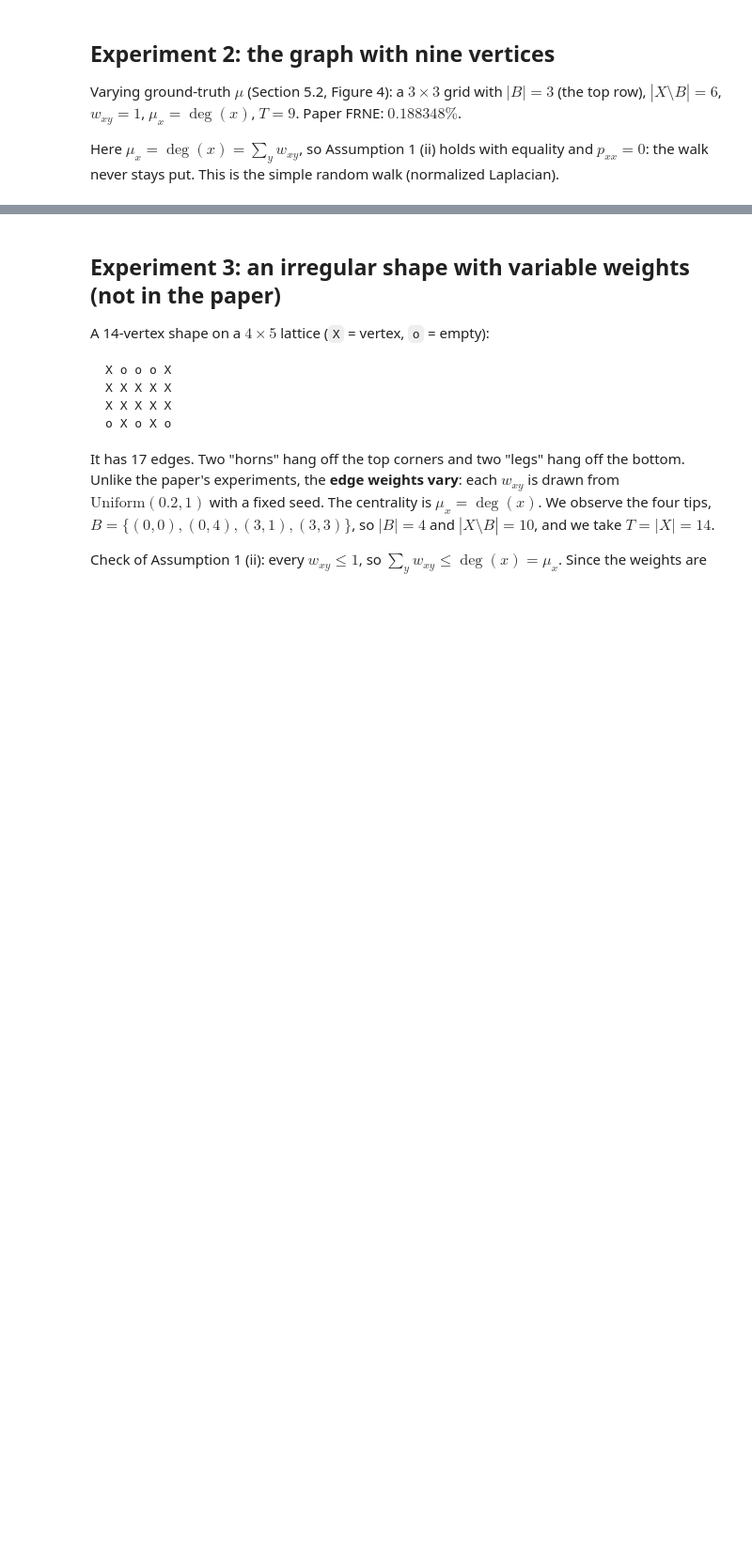
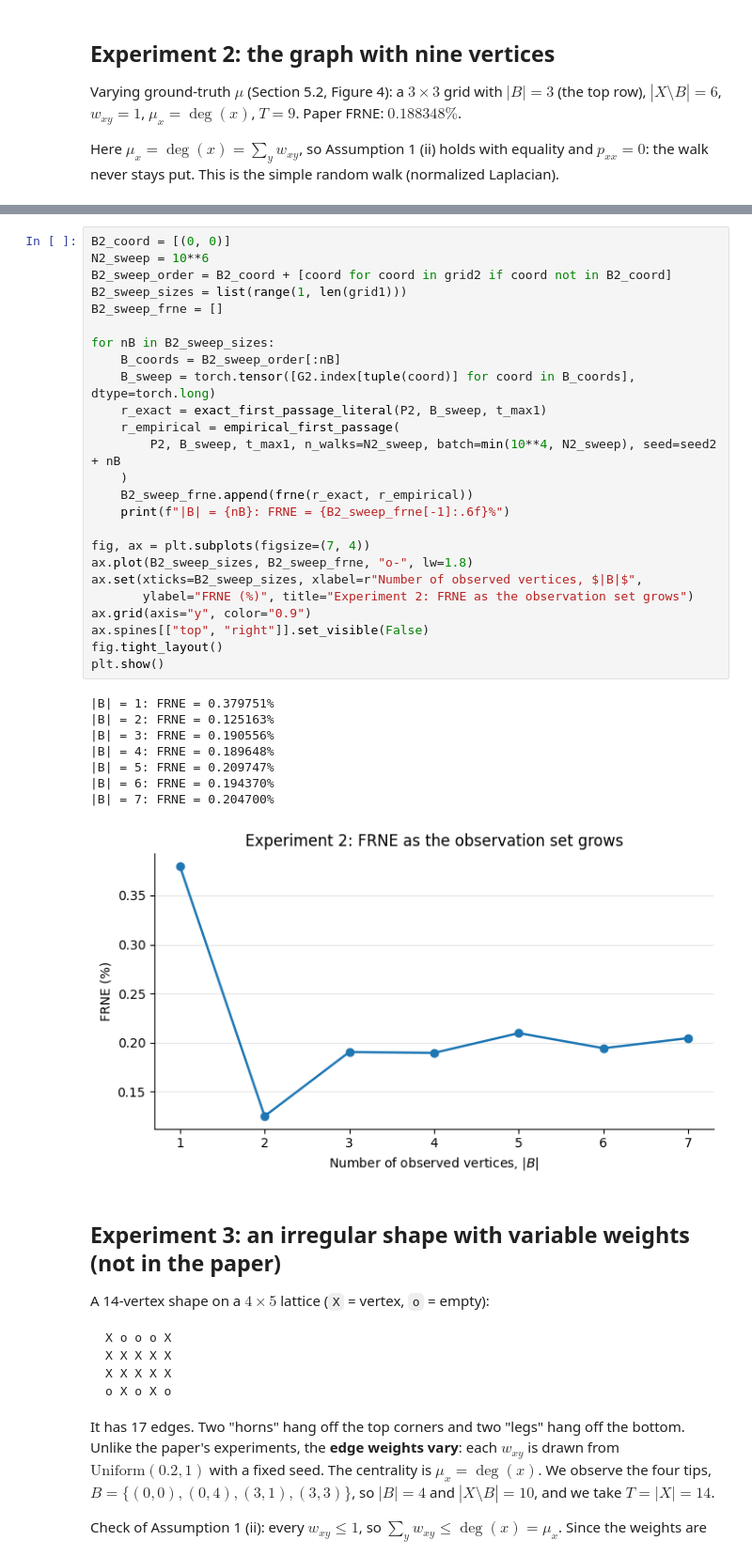
Before and after one commit to uw-math-ai/ai-inverse-lab, a Jupyter notebook: Data Simulation (Varying B, T) - Annie/Data Simulation (Annie).ipynb, the cells around one changed output, grey strips where cells are left out. Shown at 94% size. Cells and saved outputs as stored; diff of their text form; blank space fills up the shorter version.

```diff
--- a/Data Simulation (Varying B, T) - Annie/Data Simulation (Annie).ipynb
+++ b/Data Simulation (Varying B, T) - Annie/Data Simulation (Annie).ipynb
@@ -501,3 +169,37 @@ plt.show()
+# %%
+B2_coord = [(0, 0)]
+N2_sweep = 10**6
+B2_sweep_order = B2_coord + [coord for coord in grid2 if coord not in B2_coord]
+B2_sweep_sizes = list(range(1, len(grid1)))
+B2_sweep_frne = []
+
+for nB in B2_sweep_sizes:
+    B_coords = B2_sweep_order[:nB]
+    B_sweep = torch.tensor([G2.index[tuple(coord)] for coord in B_coords], dtype=torch.long)
+    r_exact = exact_first_passage_literal(P2, B_sweep, t_max1)
+    r_empirical = empirical_first_passage(
+        P2, B_sweep, t_max1, n_walks=N2_sweep, batch=min(10**4, N2_sweep), seed=seed2 + nB
+    )
+    B2_sweep_frne.append(frne(r_exact, r_empirical))
+    print(f"|B| = {nB}: FRNE = {B2_sweep_frne[-1]:.6f}%")
+
+fig, ax = plt.subplots(figsize=(7, 4))
+ax.plot(B2_sweep_sizes, B2_sweep_frne, "o-", lw=1.8)
+ax.set(xticks=B2_sweep_sizes, xlabel=r"Number of observed vertices, $|B|$",
+       ylabel="FRNE (%)", title="Experiment 2: FRNE as the observation set grows")
+ax.grid(axis="y", color="0.9")
+ax.spines[["top", "right"]].set_visible(False)
+fig.tight_layout()
+plt.show()
+# %% [output]
+|B| = 1: FRNE = 0.379751%
+|B| = 2: FRNE = 0.125163%
+|B| = 3: FRNE = 0.190556%
+|B| = 4: FRNE = 0.189648%
+|B| = 5: FRNE = 0.209747%
+|B| = 6: FRNE = 0.194370%
+|B| = 7: FRNE = 0.204700%
+[figure, added]
 # %% [markdown]
 ## Experiment 3: an irregular shape with variable weights (not in the paper)
 
```
Also changed, not shown: parts of 15 cells of this notebook, 4 other files.
